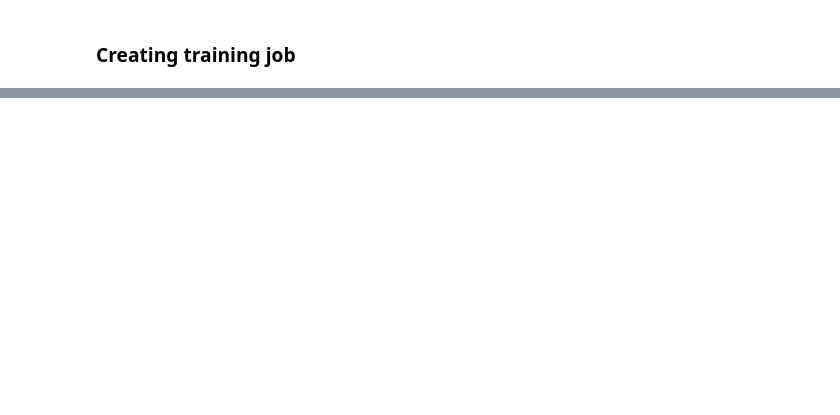
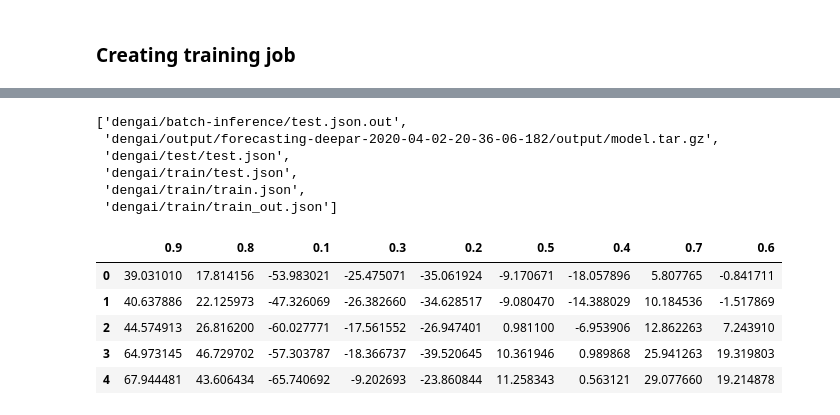
Before and after one commit to bmaingret/dengAI, a Jupyter notebook: 1-deepAR.ipynb, the cells around one changed output, grey strips where cells are left out. Cells and saved outputs as stored; diff of their text form; code cells hidden in the pictures; blank space fills up the shorter version.

```diff
--- a/1-deepAR.ipynb
+++ b/1-deepAR.ipynb
@@ -154,0 +146,9 @@ transformer.wait()
+# %%
+sagemaker_session.list_s3_files(bucket, prefix)
+# %% [output]
+['dengai/batch-inference/test.json.out',
+ 'dengai/output/forecasting-deepar-2020-04-02-20-36-06-182/output/model.tar.gz',
+ 'dengai/test/test.json',
+ 'dengai/train/test.json',
+ 'dengai/train/train.json',
+ 'dengai/train/train_out.json']
@@ -154,0 +165,11 @@ transformer.wait()
+# %%
+# get quantiles/predictions
+prediction_list = unjson_prediction(predictions)
+prediction_list.head()
+# %% [output]
+|  | 0.9 | 0.8 | 0.1 | 0.3 | 0.2 | 0.5 | 0.4 | 0.7 | 0.6 |
+| 0 | 39.031010 | 17.814156 | -53.983021 | -25.475071 | -35.061924 | -9.170671 | -18.057896 | 5.807765 | -0.841711 |
+| 1 | 40.637886 | 22.125973 | -47.326069 | -26.382660 | -34.628517 | -9.080470 | -14.388029 | 10.184536 | -1.517869 |
+| 2 | 44.574913 | 26.816200 | -60.027771 | -17.561552 | -26.947401 | 0.981100 | -6.953906 | 12.862263 | 7.243910 |
+| 3 | 64.973145 | 46.729702 | -57.303787 | -18.366737 | -39.520645 | 10.361946 | 0.989868 | 25.941263 | 19.319803 |
+| 4 | 67.944481 | 43.606434 | -65.740692 | -9.202693 | -23.860844 | 11.258343 | 0.563121 | 29.077660 | 19.214878 |
```
Also changed, not shown: parts of 23 cells of this notebook, 3 other files.
